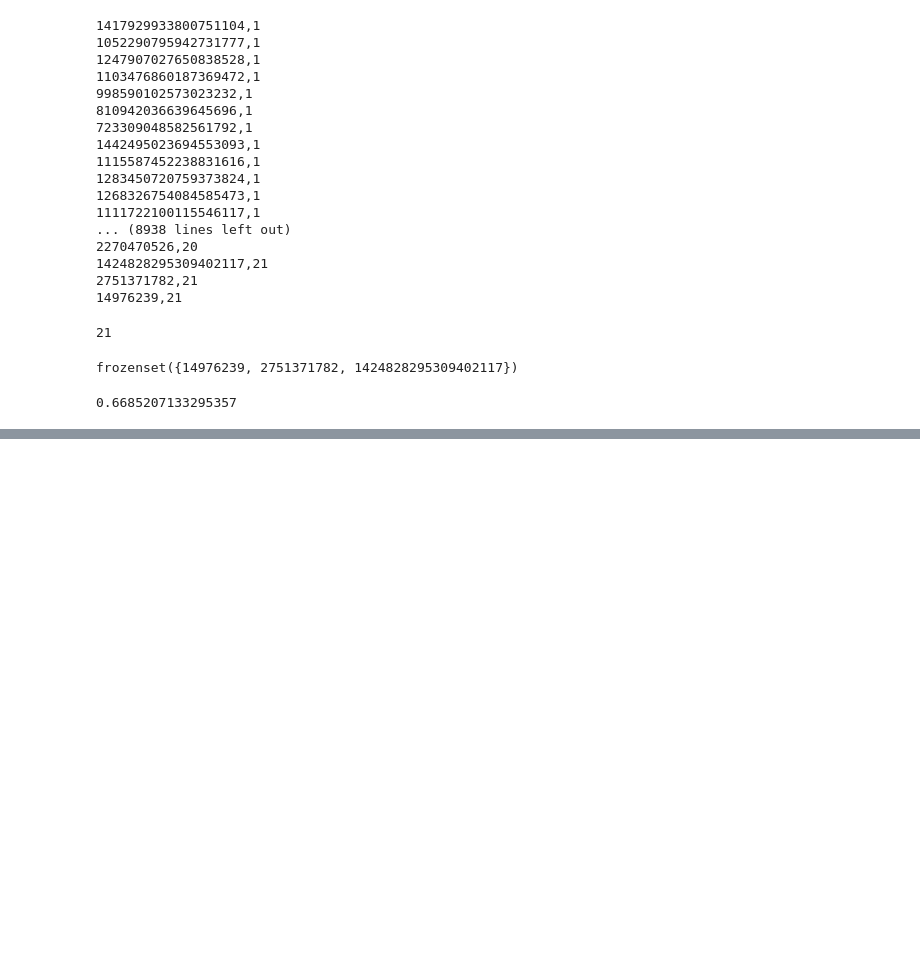
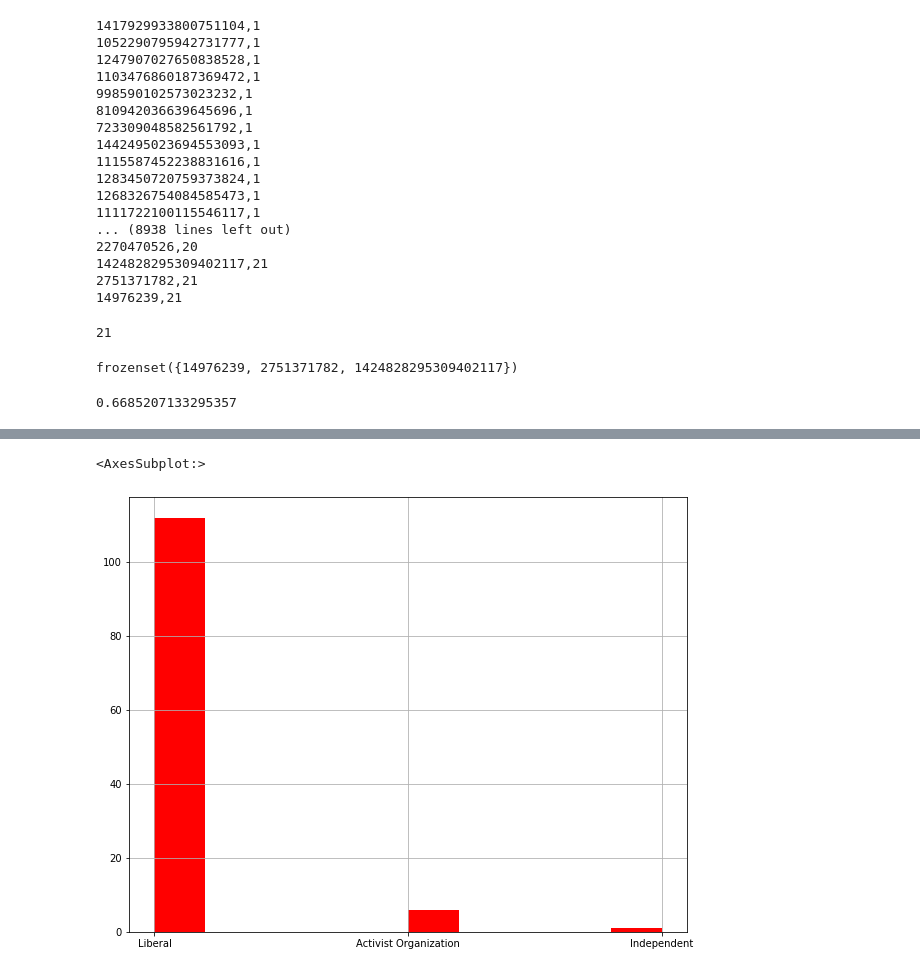
Before and after one commit to kaitlin31415/Canadian-Political-Diversification-Network-Analysis, a Jupyter notebook: Final_Full_Network/Community Analysis/Community Structures.ipynb, the cells around one changed output, grey strips where cells are left out. Cells and saved outputs as stored; diff of their text form; code cells hidden in the pictures; blank space fills up the shorter version.

```diff
--- a/Final_Full_Network/Community Analysis/Community Structures.ipynb
+++ b/Final_Full_Network/Community Analysis/Community Structures.ipynb
@@ -79,3 +79,5 @@ import networkx.algorithms.community as nx_comm
 nx_comm.modularity(G, c, weight="weight", resolution="0.115")
 # %% [output]
 0.6685207133295357
+# %%
+communities = pd.read_csv('all_tweeters.csv')
@@ -81,0 +93,6 @@ nx_comm.modularity(G, c, weight="weight", resolution="0.115")
+# %%
+community1 = communities[communities["communityid"] == 1]
+community1["political affiliation"].hist(color="red" ,figsize=(10, 8))
+# %% [output]
+<AxesSubplot:>
+[figure, added]
```
Also changed, not shown: parts of 7 cells of this notebook, 40 other files.
